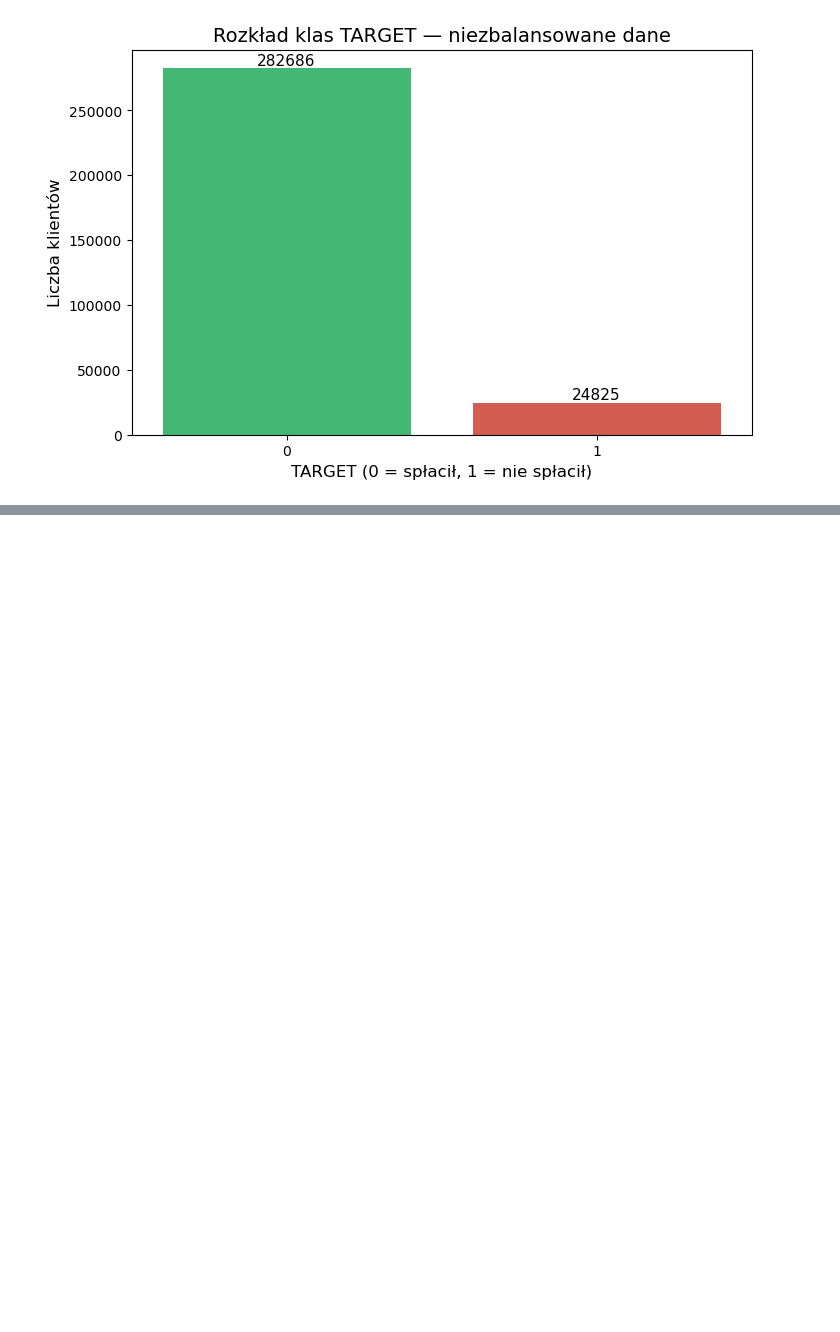
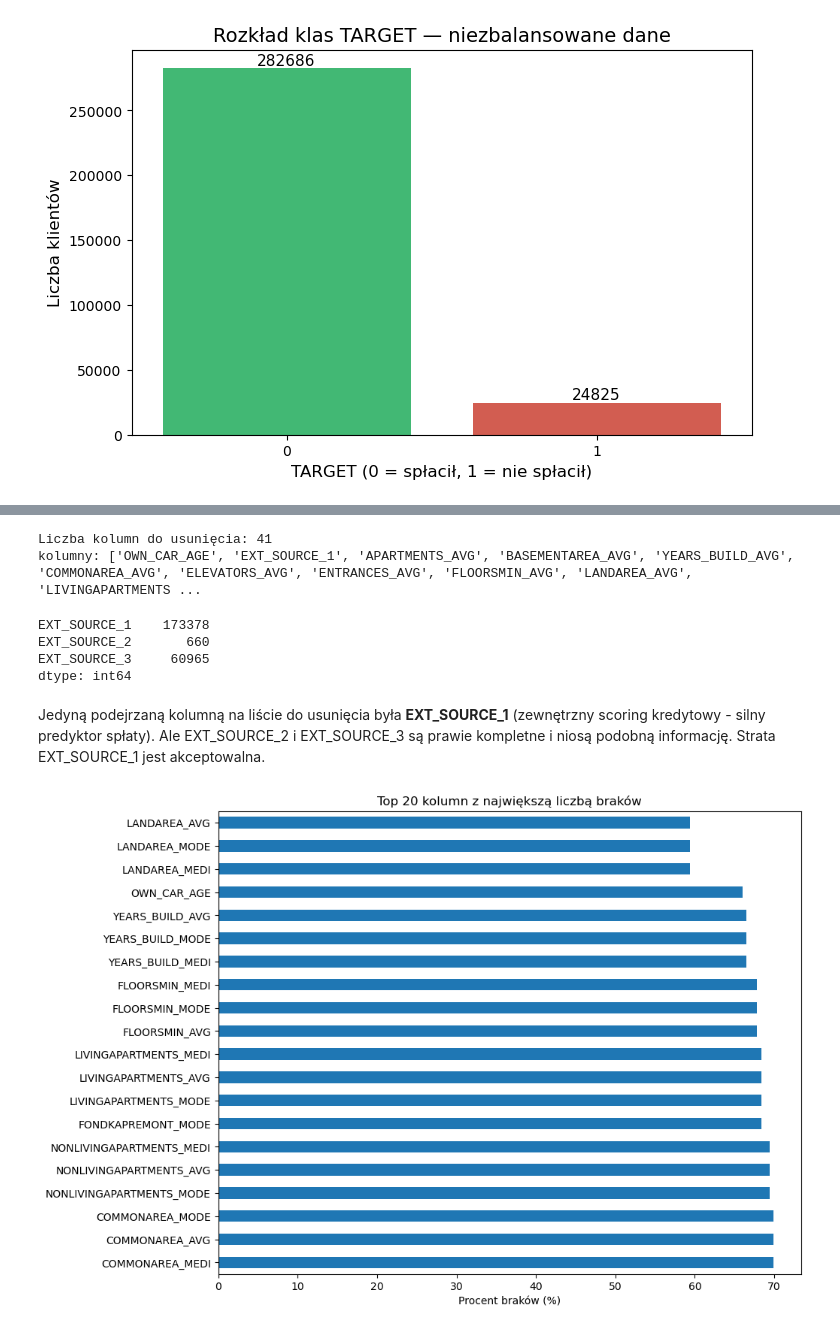
Before and after one commit to adamchorzelski/biai-credit-risk, a Jupyter notebook: notebooks/01_eksploracja.ipynb, the cells around one changed output, grey strips where cells are left out. Drawn from its saved outputs; the diff is of its cells as text; code cells hidden in the pictures; blank space fills up the shorter version.

```diff
--- a/notebooks/01_eksploracja.ipynb
+++ b/notebooks/01_eksploracja.ipynb
@@ -141,0 +174,3 @@ Passing `palette` without assigning `hue` is deprecated and will be removed in v
+# %%
+procenty = df.isna().sum() / len(df) * 100
+(procenty > 50).sum()
@@ -141,0 +189,26 @@ Passing `palette` without assigning `hue` is deprecated and will be removed in v
+# %%
+kolumny_do_usuniecia = procenty[procenty > 50].index.tolist()
+print(f"Liczba kolumn do usunięcia: {len(kolumny_do_usuniecia)}")
+print(f"kolumny: {kolumny_do_usuniecia[:]}")
+# %% [output]
+Liczba kolumn do usunięcia: 41
+kolumny: ['OWN_CAR_AGE', 'EXT_SOURCE_1', 'APARTMENTS_AVG', 'BASEMENTAREA_AVG', 'YEARS_BUILD_AVG', 'COMMONAREA_AVG', 'ELEVATORS_AVG', 'ENTRANCES_AVG', 'FLOORSMIN_AVG', 'LANDAREA_AVG', 'LIVINGAPARTMENTS ...
+# %%
+df[["EXT_SOURCE_1", "EXT_SOURCE_2", "EXT_SOURCE_3"]].isna().sum()
+# %% [output]
+EXT_SOURCE_1    173378
+EXT_SOURCE_2       660
+EXT_SOURCE_3     60965
+dtype: int64
+# %% [markdown]
+Jedyną podejrzaną kolumną na liście do usunięcia była **EXT_SOURCE_1**
+(zewnętrzny scoring kredytowy - silny predyktor spłaty).
+Ale EXT_SOURCE_2 i EXT_SOURCE_3 są prawie kompletne i niosą
+podobną informację. Strata EXT_SOURCE_1 jest akceptowalna.
+# %%
+procenty.sort_values(ascending=False).head(20).plot(kind="barh", figsize=(10, 8))
+plt.title("Top 20 kolumn z największą liczbą braków")
+plt.xlabel("Procent braków (%)")
+plt.show()
+# %% [output]
+[figure, added]
```
Also changed, not shown: parts of 13 cells of this notebook.
